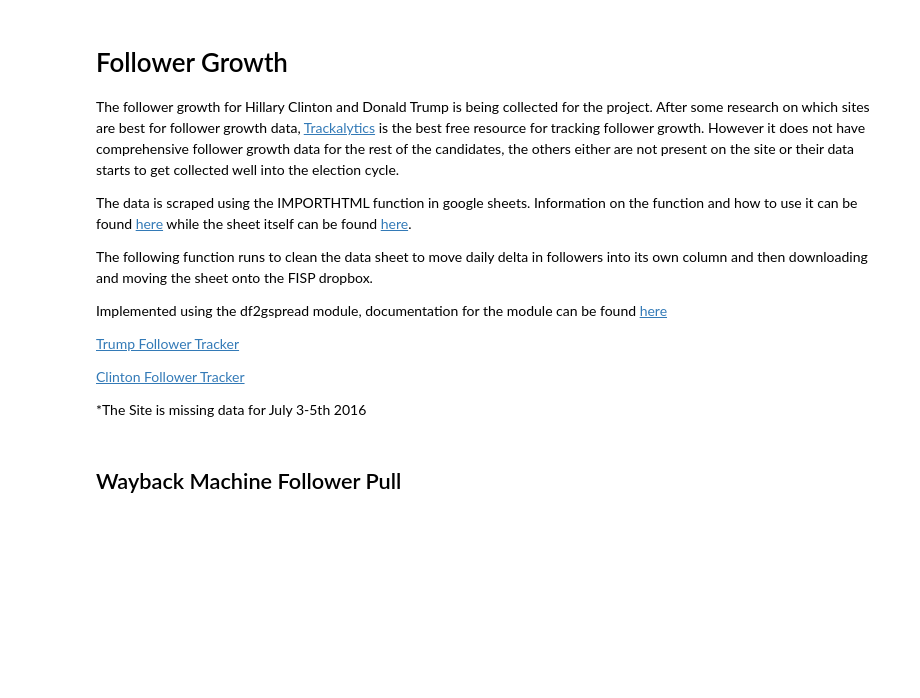
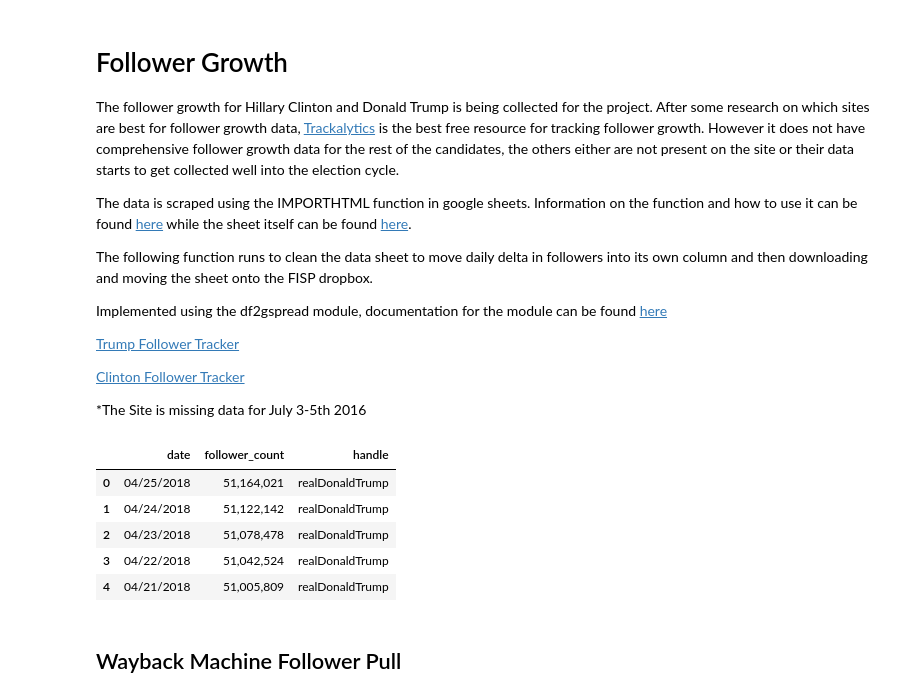
Before and after one commit to malelew/FISP_Presidential, a Jupyter notebook: twitter_scrape_v2.ipynb, the cells around one changed output. Cells and saved outputs as stored; diff of their text form; code cells hidden in the pictures; blank space fills up the shorter version.

Commit message:
working merge between all follower growth data

```diff
--- a/twitter_scrape_v2.ipynb
+++ b/twitter_scrape_v2.ipynb
@@ -523,12 +551,12 @@ def split_func (string):
   return string.split()[0]
 # %%
 # import module for downloading the sheets from the drive
-from df2gspread import gspread2df as g2d
+# from df2gspread import gspread2df as g2d
 
 def gen_cand_followers (file_path, sheet_name):
   # download the follower growth sheet from gdrive
-  #df = g2d.download(file_path, sheet_name, col_names = True)
-  df = pd.read_excel(file_path, sheet_name)
+  #df = g2d.download(file_path, sheet_name, col_names = True) # use this line if directly importing from gSheets
+  df = pd.read_excel(file_path, sheet_name) # use this line if importing locally aftering downloading it from Sheets
 
   # take the top row and convert it to the column header, this code is only needed if data is pulled from gdrive
   #df.columns = df.iloc[0]
@@ -546,17 +574,24 @@ def gen_cand_followers (file_path, sheet_name):
   # convert date to MM/DD/YYYY format and rename the column
   df['Date'] = pd.to_datetime(df.Date)
   df['Date'] = df['Date'].dt.strftime('%m/%d/%Y')
-  df = df.rename(index=str, columns={'Date': 'date'})
+  df.columns = ['date', 'follower_count']
 
   # add col with candidate name
-  df['name'] = sheet_name
+  df['handle'] = sheet_name
 
   return df
 # %%
 clinton_follower_df = gen_cand_followers (sheet_path, clinton_sheet)
 trump_follower_df = gen_cand_followers (sheet_path, trump_sheet)
 # %%
-trump_follower_df
+trump_follower_df.head()
+# %% [output]
+|  | date | follower_count | handle |
+| 0 | 04/25/2018 | 51,164,021 | realDonaldTrump |
+| 1 | 04/24/2018 | 51,122,142 | realDonaldTrump |
+| 2 | 04/23/2018 | 51,078,478 | realDonaldTrump |
+| 3 | 04/22/2018 | 51,042,524 | realDonaldTrump |
+| 4 | 04/21/2018 | 51,005,809 | realDonaldTrump |
 # %%
 # append row with each candidate's last name
 clinton_follower_df['lastname'] = 'Clinton'
```
Also changed, not shown: parts of 25 cells of this notebook.
